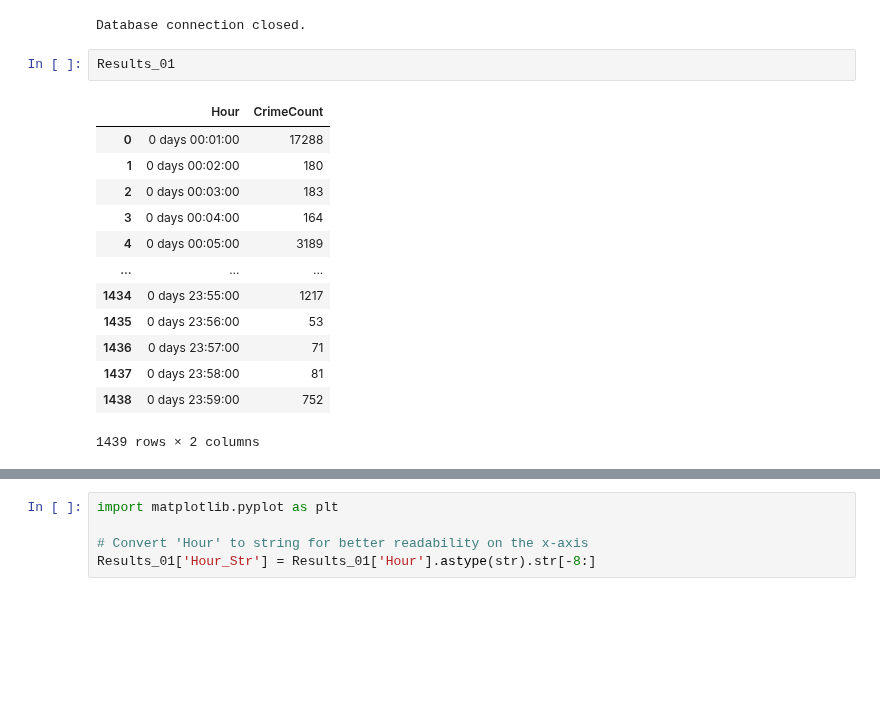
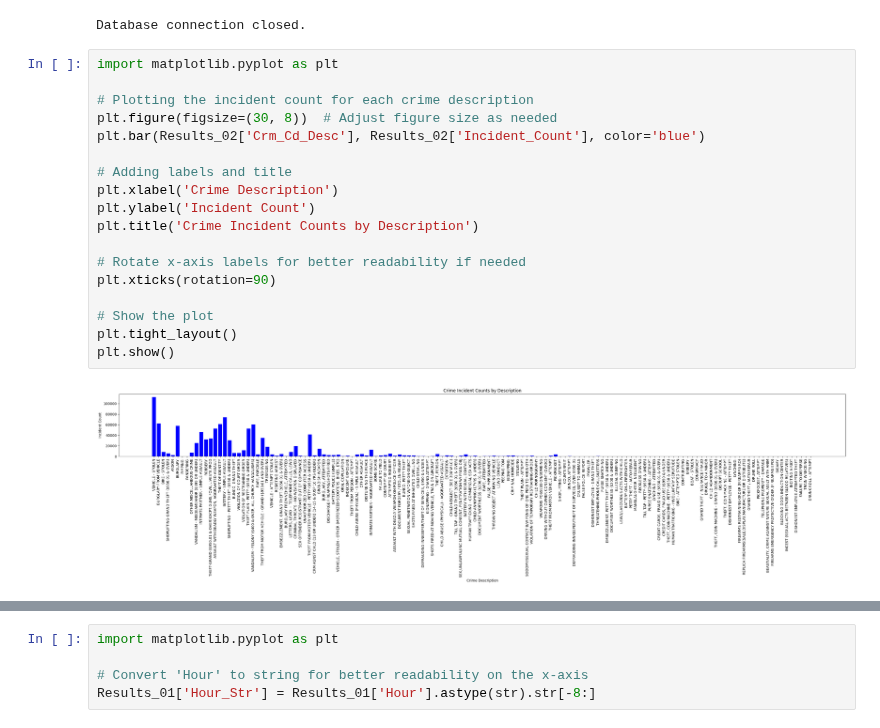
Before and after one commit to MalakaSupun/Crime-Data-Analysis-of-LAPD, a Jupyter notebook: Data_sets/sql_test_01.ipynb, the cells around one changed output, grey strips where cells are left out. Drawn from its saved outputs; the diff is of its cells as text; blank space fills up the shorter version.

```diff
--- a/Data_sets/sql_test_01.ipynb
+++ b/Data_sets/sql_test_01.ipynb
@@ -561,19 +510,23 @@ conn.close()
 print("Database connection closed.")
 # %% [output]
 Database connection closed.
-# %%
-Results_01
-# %% [output]
-|  | Hour | CrimeCount |
-| 0 | 0 days 00:01:00 | 17288 |
-| 1 | 0 days 00:02:00 | 180 |
-| 2 | 0 days 00:03:00 | 183 |
-| 3 | 0 days 00:04:00 | 164 |
-| 4 | 0 days 00:05:00 | 3189 |
-| ... | ... | ... |
-| 1434 | 0 days 23:55:00 | 1217 |
-| 1435 | 0 days 23:56:00 | 53 |
-| 1436 | 0 days 23:57:00 | 71 |
-| 1437 | 0 days 23:58:00 | 81 |
-| 1438 | 0 days 23:59:00 | 752 |
-1439 rows × 2 columns
+# %%
+import matplotlib.pyplot as plt
+
+# Plotting the incident count for each crime description
+plt.figure(figsize=(30, 8))  # Adjust figure size as needed
+plt.bar(Results_02['Crm_Cd_Desc'], Results_02['Incident_Count'], color='blue')
+
+# Adding labels and title
+plt.xlabel('Crime Description')
+plt.ylabel('Incident Count')
+plt.title('Crime Incident Counts by Description')
+
+# Rotate x-axis labels for better readability if needed
+plt.xticks(rotation=90)
+
+# Show the plot
+plt.tight_layout()
+plt.show()
+# %% [output]
+[figure, added]
```
Also changed, not shown: parts of 20 cells of this notebook, 1 other file.
